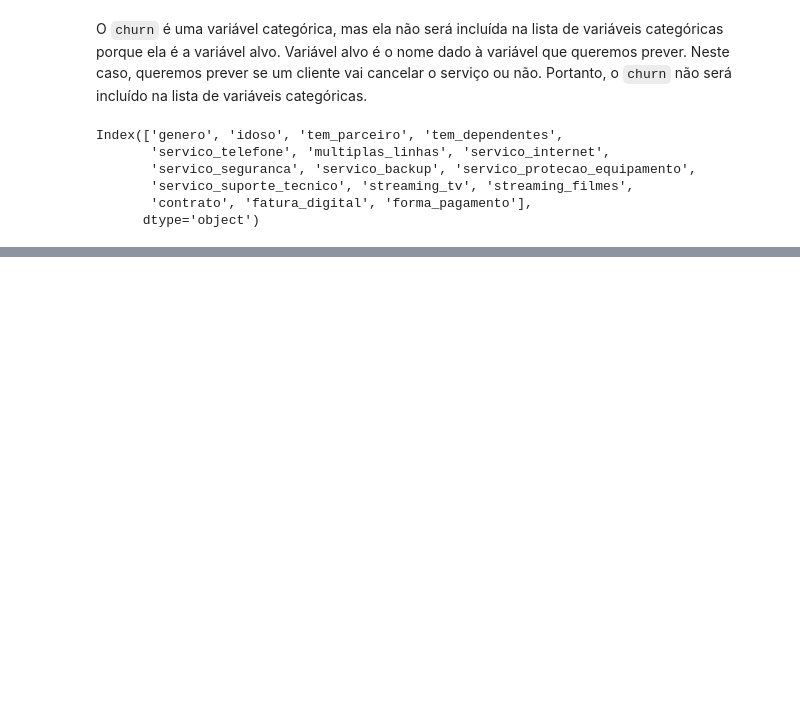
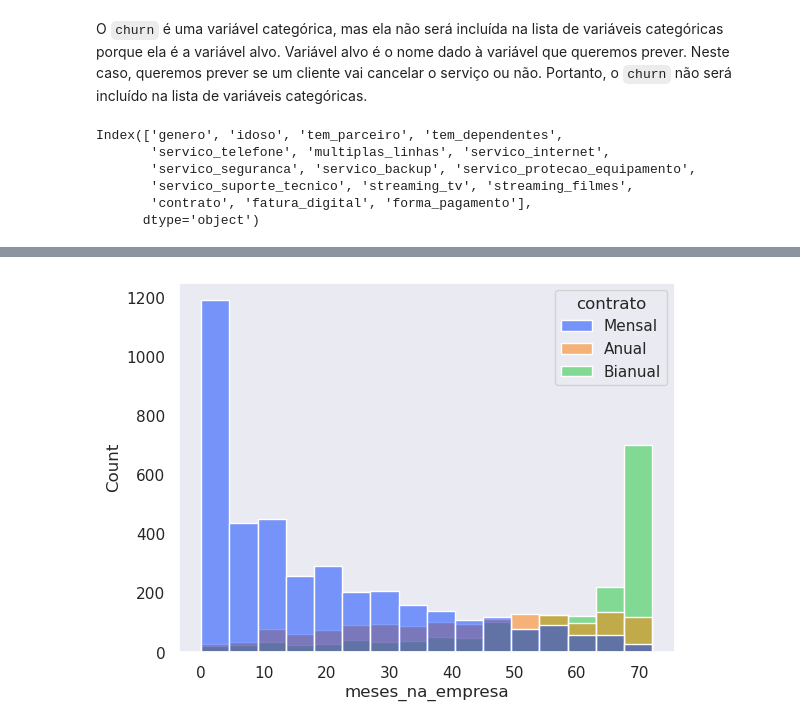
Before and after one commit to PauloViniciusR/Analise_dados, a Jupyter notebook: Matplotlib/Seaborn/03_introducao_pandas_seaborn.ipynb, the cells around one changed output, grey strips where cells are left out. Cells and saved outputs as stored; diff of their text form; code cells hidden in the pictures; blank space fills up the shorter version.

```diff
--- a/Matplotlib/Seaborn/03_introducao_pandas_seaborn.ipynb
+++ b/Matplotlib/Seaborn/03_introducao_pandas_seaborn.ipynb
@@ -157,0 +206,6 @@ Index(['genero', 'idoso', 'tem_parceiro', 'tem_dependentes',
+# %%
+sns.set_theme(style="dark", palette="bright", context="notebook")
+
+sns.histplot(x="meses_na_empresa", data=df_churn, hue="contrato");
+# %% [output]
+[figure, added]
```
Also changed, not shown: parts of 7 cells of this notebook.
